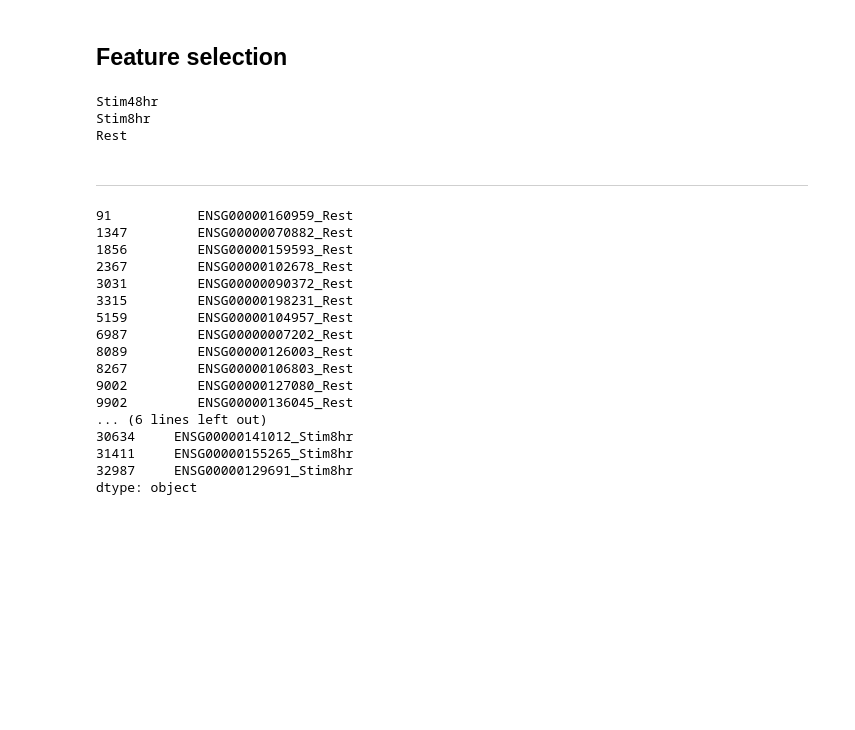
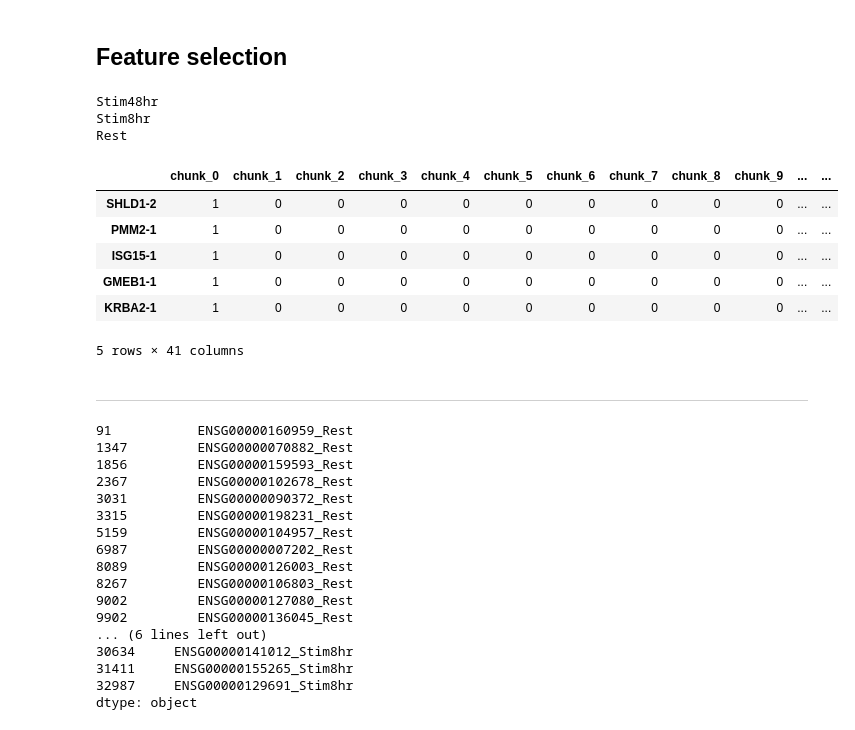
Before and after one commit to emdann/GWT_perturbseq_analysis_2025, a Jupyter notebook: src/3_DE_analysis/prep_DE_by_guide.ipynb, the cells around one changed output. Saved outputs shown, nothing was run; the diff lists cells and outputs as text; code cells hidden in the pictures; blank space fills up the shorter version.

Commit message:
DE by guide analysis

```diff
--- a/src/3_DE_analysis/prep_DE_by_guide.ipynb
+++ b/src/3_DE_analysis/prep_DE_by_guide.ipynb
@@ -81,22 +81,13 @@ pbulk_adata.obs['keep_for_DE'] = (
 )
 # %%
 
-# Read DE stats from full dataset
-DE_stats = pd.read_csv(f'{datadir}/DE_results_all_confounders/DE_summary_stats_per_target.csv', index_col = 0 )
+# Read set of genes used for clustering (by Ron)
+DE_stats = pd.read_csv(f'../../metadata/for_DE_by_guide.csv', index_col = 0 )
 all_conditions = DE_stats.condition.unique()
-
-# Read clustering of regulators
-DE_clusters = pd.read_csv('../6_functional_interaction/cluster_data_downloaded.csv', index_col = 0)
-
-all_members = [member for sublist in DE_clusters['cluster_member_with_condition'].apply(eval) for member in sublist]
-clustered_regulators = set(all_members)
-
 DE_stats['target_name_condition'] = DE_stats['target_name'].astype(str) + '_' + DE_stats['condition'].astype(str)
-
-c = 'Rest'
 cond_targets = {}
 for c in all_conditions:
-    cond_targets[c] = DE_stats[DE_stats.target_name_condition.isin(clustered_regulators) & (DE_stats.condition == c)].target_name.tolist()
+    cond_targets[c] = DE_stats[DE_stats.condition == c].target_name.tolist()
 # %%
 for x in cond_targets.values():
     print(len(x))
@@ -107,5 +98,4 @@ for x in cond_targets.values():
 # %%
-
 guide_cell_counts = pbulk_adata.obs[['guide_id', 'perturbed_gene_name', 'culture_condition', 'n_cells', 'keep_for_DE']]
 guide_cell_counts = guide_cell_counts[~guide_cell_counts['guide_id'].str.startswith('NTC-')]
 guide_cell_counts['guide_id'] = guide_cell_counts['guide_id'].astype(str)
@@ -121,9 +111,27 @@ guides_replicates = guide_cell_counts.groupby(['guide_id', 'perturbed_gene_name'
 
 guides2test = guides_replicates >= min_replicates
 guides2test = guides2test.reset_index()
-
-# Filter by min replicates and set used for clustering
-guides2test_dict = {col: guides2test['guide_id'][guides2test[col] & (guides2test.perturbed_gene_name.isin(cond_targets[col]))].tolist() for col in all_conditions}
+# Filter by min replicates
+guides2test = pd.DataFrame([
+    {'guide_id': guide_id, 'perturbed_gene_name': perturbed_gene_name, 'condition': condition}
+    for condition in all_conditions
+    for guide_id, perturbed_gene_name in zip(
+        guides2test['guide_id'][
+            guides2test[condition] &
+            (guides2test.perturbed_gene_name.isin(cond_targets[condition]))
+        ],
+        guides2test['perturbed_gene_name'][
+            guides2test[condition] &
+            (guides2test.perturbed_gene_name.isin(cond_targets[condition]))
+        ]
+    )
+])
+# Test only if both guides are testable for the same perturbation
+guide_counts = guides2test.groupby(['condition', 'perturbed_gene_name']).size()
+guides2test = guides2test[guides2test.groupby(['condition', 'perturbed_gene_name']).transform('size') == 2]
+guides2test_dict = {}
+for c in all_conditions:
+    guides2test_dict[c] = guides2test[guides2test.condition == c]['guide_id'].values.tolist()
 
 for c in guides2test_dict.keys():
     print(c, ':', len(guides2test_dict[c]))
@@ -157 +165,3 @@ True      22337
 Name: count, dtype: int64
+# %%
+pbulk_adata = pbulk_adata[pbulk_adata.obs['keep_for_DE']].to_memory()
@@ -158,5 +174,4 @@ Name: count, dtype: int64
 # %%
-pbulk_adata = pbulk_adata.to_memory()
 pbulk_adata.write_h5ad(f'{datadir}/{pseudobulk_file}')
 # %%
 try:
@@ -235,6 +251,16 @@ for c in pbulk_adata.obs['culture_condition'].unique():
 Stim48hr
 Stim8hr
 Rest
+# %%
+target_chunk_matrix.head()
+# %% [output]
+|  | chunk_0 | chunk_1 | chunk_2 | chunk_3 | chunk_4 | chunk_5 | chunk_6 | chunk_7 | chunk_8 | chunk_9 | ... | ... |
+| SHLD1-2 | 1 | 0 | 0 | 0 | 0 | 0 | 0 | 0 | 0 | 0 | ... | ... |
+| PMM2-1 | 1 | 0 | 0 | 0 | 0 | 0 | 0 | 0 | 0 | 0 | ... | ... |
+| ISG15-1 | 1 | 0 | 0 | 0 | 0 | 0 | 0 | 0 | 0 | 0 | ... | ... |
+| GMEB1-1 | 1 | 0 | 0 | 0 | 0 | 0 | 0 | 0 | 0 | 0 | ... | ... |
+| KRBA2-1 | 1 | 0 | 0 | 0 | 0 | 0 | 0 | 0 | 0 | 0 | ... | ... |
+5 rows × 41 columns
 # %% [markdown]
 ---
 # %%
```
Also changed, not shown: parts of 7 cells of this notebook, 3 other files.
